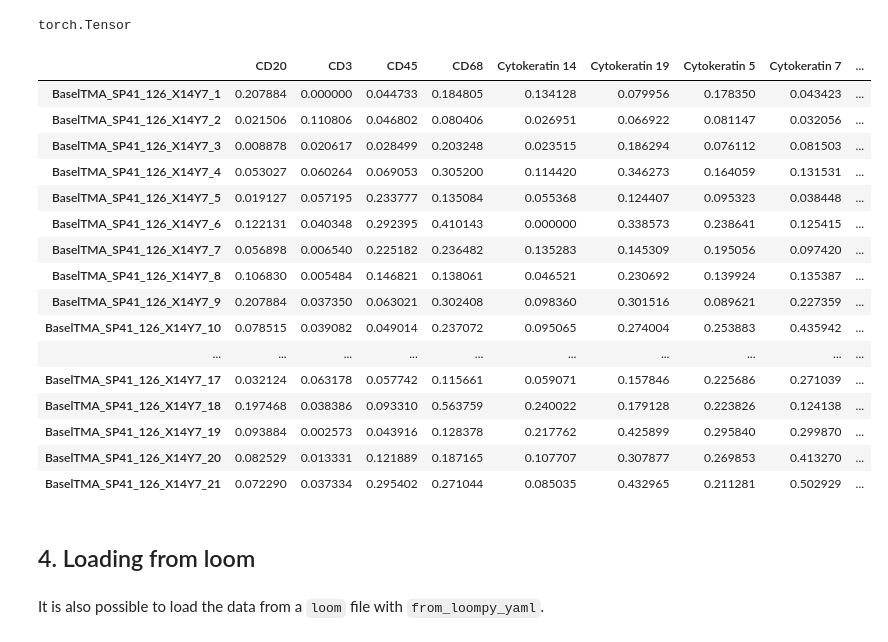
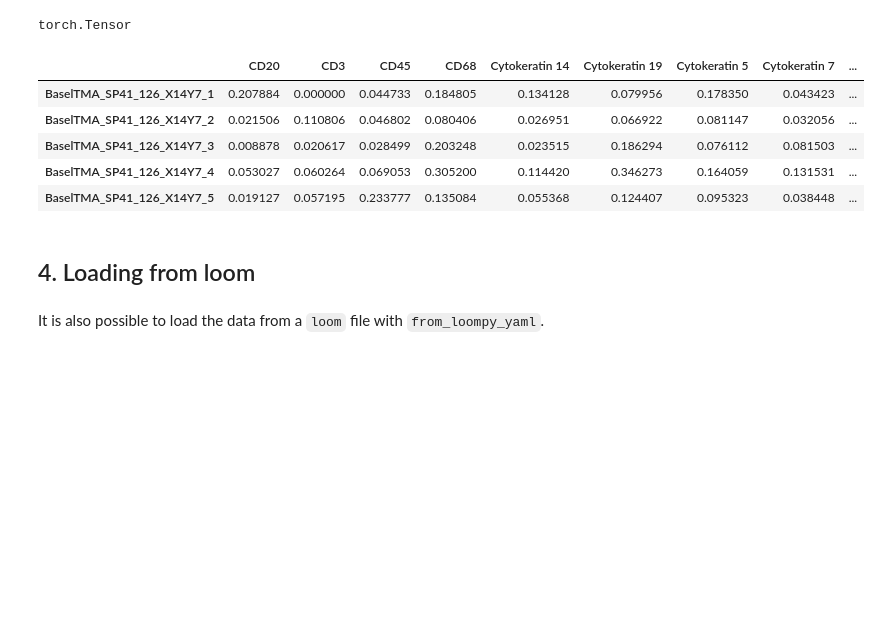
Before and after one commit to camlab-bioml/astir, a Jupyter notebook: docs/tutorials/notebooks/data_loading.ipynb, the cells around one changed output. Drawn from its saved outputs; the diff is of its cells as text; code cells hidden in the pictures; blank space fills up the shorter version.

```diff
--- a/docs/tutorials/notebooks/data_loading.ipynb
+++ b/docs/tutorials/notebooks/data_loading.ipynb
@@ -159,27 +176,16 @@ type(a_dir.get_type_dataset().get_exprs())
 # %% [output]
 torch.Tensor
 # %%
-a_dir.get_type_dataset().get_exprs_df()
+a_dir.get_type_dataset().get_exprs_df().head()
 # %% [output]
 |  | CD20 | CD3 | CD45 | CD68 | Cytokeratin 14 | Cytokeratin 19 | Cytokeratin 5 | Cytokeratin 7 | ... |
 | BaselTMA_SP41_126_X14Y7_1 | 0.207884 | 0.000000 | 0.044733 | 0.184805 | 0.134128 | 0.079956 | 0.178350 | 0.043423 | ... |
 | BaselTMA_SP41_126_X14Y7_2 | 0.021506 | 0.110806 | 0.046802 | 0.080406 | 0.026951 | 0.066922 | 0.081147 | 0.032056 | ... |
 | BaselTMA_SP41_126_X14Y7_3 | 0.008878 | 0.020617 | 0.028499 | 0.203248 | 0.023515 | 0.186294 | 0.076112 | 0.081503 | ... |
 | BaselTMA_SP41_126_X14Y7_4 | 0.053027 | 0.060264 | 0.069053 | 0.305200 | 0.114420 | 0.346273 | 0.164059 | 0.131531 | ... |
 | BaselTMA_SP41_126_X14Y7_5 | 0.019127 | 0.057195 | 0.233777 | 0.135084 | 0.055368 | 0.124407 | 0.095323 | 0.038448 | ... |
-| BaselTMA_SP41_126_X14Y7_6 | 0.122131 | 0.040348 | 0.292395 | 0.410143 | 0.000000 | 0.338573 | 0.238641 | 0.125415 | ... |
-| BaselTMA_SP41_126_X14Y7_7 | 0.056898 | 0.006540 | 0.225182 | 0.236482 | 0.135283 | 0.145309 | 0.195056 | 0.097420 | ... |
-| BaselTMA_SP41_126_X14Y7_8 | 0.106830 | 0.005484 | 0.146821 | 0.138061 | 0.046521 | 0.230692 | 0.139924 | 0.135387 | ... |
-| BaselTMA_SP41_126_X14Y7_9 | 0.207884 | 0.037350 | 0.063021 | 0.302408 | 0.098360 | 0.301516 | 0.089621 | 0.227359 | ... |
-| BaselTMA_SP41_126_X14Y7_10 | 0.078515 | 0.039082 | 0.049014 | 0.237072 | 0.095065 | 0.274004 | 0.253883 | 0.435942 | ... |
-| ... | ... | ... | ... | ... | ... | ... | ... | ... | ... |
-| BaselTMA_SP41_126_X14Y7_17 | 0.032124 | 0.063178 | 0.057742 | 0.115661 | 0.059071 | 0.157846 | 0.225686 | 0.271039 | ... |
-| BaselTMA_SP41_126_X14Y7_18 | 0.197468 | 0.038386 | 0.093310 | 0.563759 | 0.240022 | 0.179128 | 0.223826 | 0.124138 | ... |
-| BaselTMA_SP41_126_X14Y7_19 | 0.093884 | 0.002573 | 0.043916 | 0.128378 | 0.217762 | 0.425899 | 0.295840 | 0.299870 | ... |
-| BaselTMA_SP41_126_X14Y7_20 | 0.082529 | 0.013331 | 0.121889 | 0.187165 | 0.107707 | 0.307877 | 0.269853 | 0.413270 | ... |
-| BaselTMA_SP41_126_X14Y7_21 | 0.072290 | 0.037334 | 0.295402 | 0.271044 | 0.085035 | 0.432965 | 0.211281 | 0.502929 | ... |
 # %% [markdown]
-## 4. Loading from loom
+## 4. Loading from loom  <a class="anchor" id="four"></a>
 # %% [markdown]
 It is also possible to load the data from a `loom` file with `from_loompy_yaml`.
 # %%
```
Also changed, not shown: parts of 37 cells of this notebook, 1 other file.
